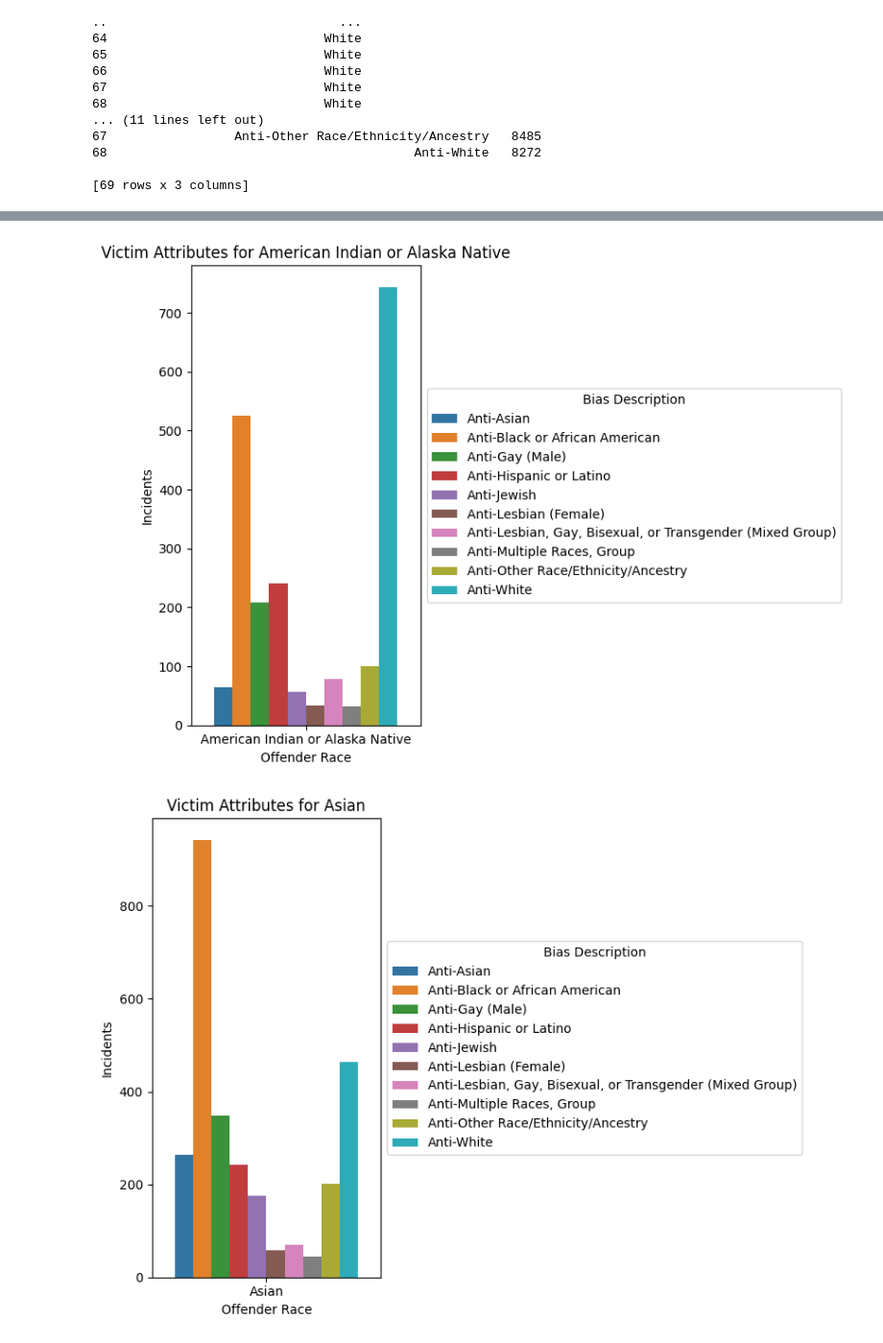
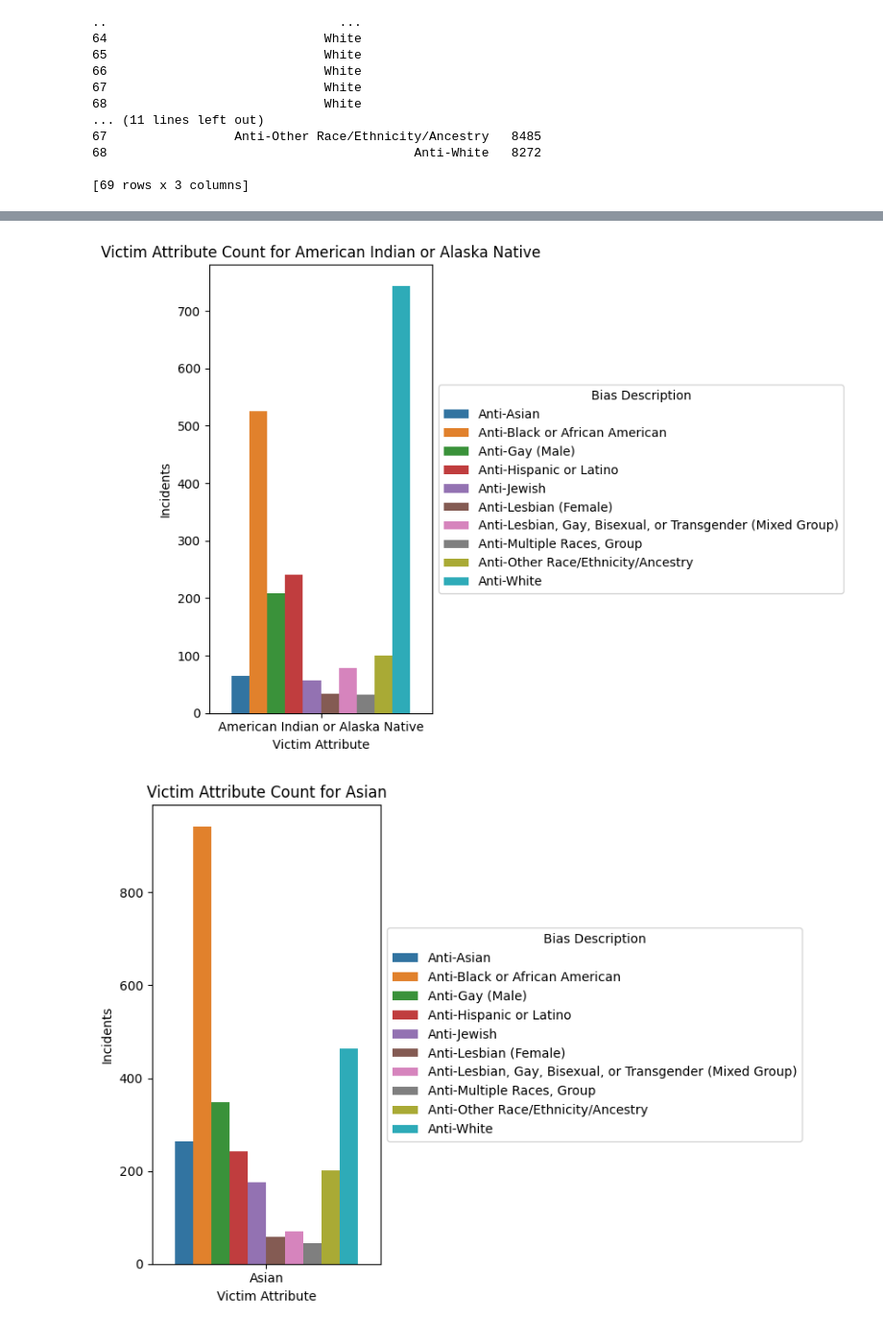
Before and after one commit to Chris-Vicks/Hate_Crime, a Jupyter notebook: notebooks/logistic.IPYNB, the cells around one changed output, grey strips where cells are left out. Shown at 96% size. Saved outputs shown, nothing was run; the diff lists cells and outputs as text; code cells hidden in the pictures.

```diff
--- a/notebooks/logistic.IPYNB
+++ b/notebooks/logistic.IPYNB
@@ -595,23 +572,23 @@ plt.show()
 # %%
 # Get unique offender races
 unique_offender_races = bias_desc_by_race['OFFENDER_RACE'].unique()
 
 # Create separate bar graphs for each offender race
 for race in unique_offender_races:
     race_data = bias_desc_by_race[bias_desc_by_race['OFFENDER_RACE'] == race]
 
     plt.figure(figsize=(8, 6))
     ax = sns.barplot(x='OFFENDER_RACE', y='COUNT', hue='BIAS_DESC', data=race_data)
-    plt.title(f'Victim Attributes for {race}')
-    plt.xlabel('Offender Race')
+    plt.title(f'Victim Attribute Count for {race}')
+    plt.xlabel('Victim Attribute')
     plt.ylabel('Incidents')
     plt.xticks(rotation=0)
 
     # Move the legend outside the plot
     ax.legend(title='Bias Description', loc='center left', bbox_to_anchor=(1, 0.5))
 
     plt.tight_layout()
     plt.show()
 # %% [output]
-[figure, old version]
+[figure, new version]
-[figure, old version]
+[figure, new version]
```
Also changed, not shown: parts of 17 cells of this notebook.
